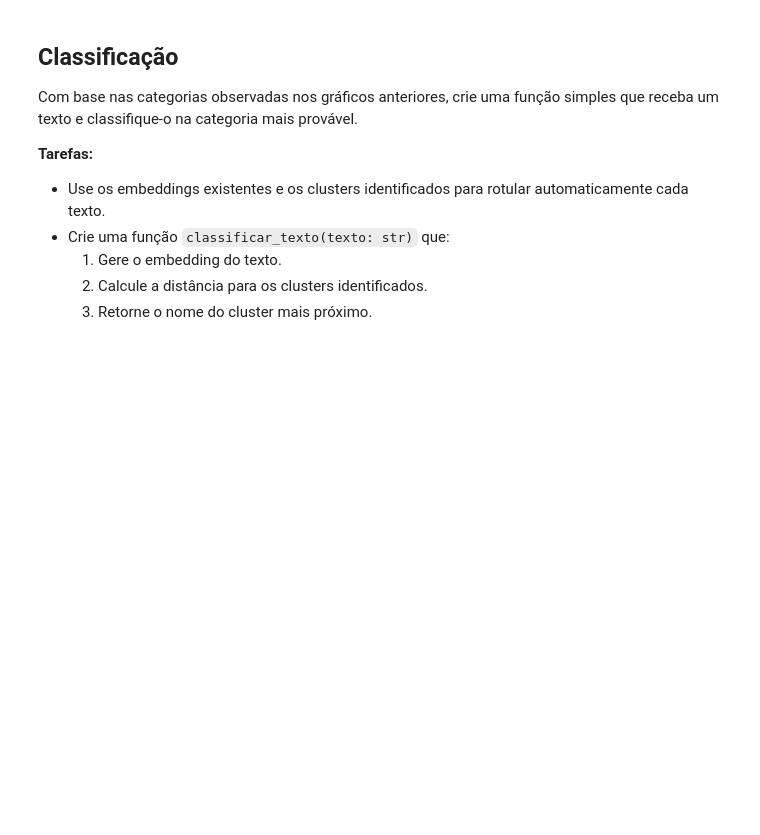
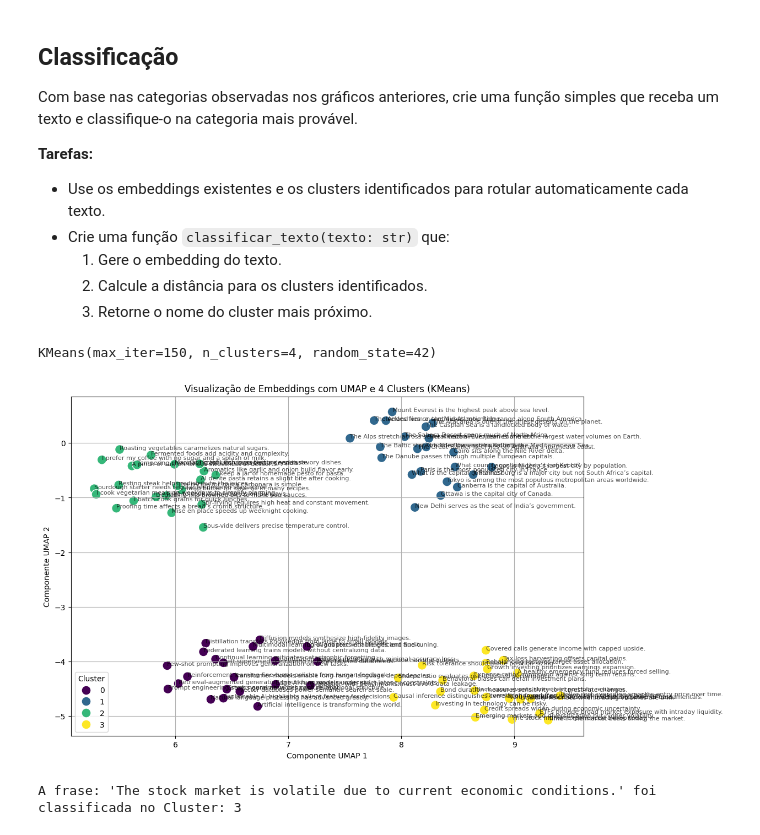
Before and after one commit to DanielBR0612/unsupervised-learning, a Jupyter notebook: 10 - Embeddings Analysis.ipynb, the cells around one changed output. Cells and saved outputs as stored; diff of their text form; code cells hidden in the pictures; blank space fills up the shorter version.

```diff
--- a/10 - Embeddings Analysis.ipynb
+++ b/10 - Embeddings Analysis.ipynb
@@ -139,3 +279,42 @@ Com base nas categorias observadas nos gráficos anteriores, crie uma função s
   1. Gere o embedding do texto.
   2. Calcule a distância para os clusters identificados.
   3. Retorne o nome do cluster mais próximo.
+# %%
+from sklearn.cluster import KMeans
+
+kmeans = KMeans(n_clusters=4, max_iter=150, random_state=42)
+kmeans.fit(embeddings_2d_umap)
+# %% [output]
+KMeans(max_iter=150, n_clusters=4, random_state=42)
+# %%
+n_clusters = 4 # Assumindo 4 clusters, como no exemplo anterior. Você pode ajustar este valor.
+kmeans = KMeans(n_clusters=n_clusters, random_state=42, n_init='auto')
+clusters = kmeans.fit_predict(embeddings_2d_umap) # Aplicando KMeans nos embeddings 2D do UMAP
+
+# Adiciona os clusters ao DataFrame UMAP para visualização
+df_umap['cluster'] = clusters
+
+# Plota os resultados com os clusters coloridos
+plt.figure(figsize=(12, 8))
+sns.scatterplot(data=df_umap, x='x', y='y', hue='cluster', palette='viridis', s=150)
+
+for i in range(df_umap.shape[0]):
+    plt.text(
+        df_umap.x[i],
+        df_umap.y[i],
+        df_umap.sentence[i],
+        ha='left',
+        size=8,
+        color='black',
+        alpha=0.7,
+        weight='normal'
+    )
+
+plt.title(f'Visualização de Embeddings com UMAP e {n_clusters} Clusters (KMeans)')
+plt.xlabel('Componente UMAP 1')
+plt.ylabel('Componente UMAP 2')
+plt.grid(True)
+plt.legend(title='Cluster')
+plt.show()
+# %% [output]
+[figure, added]
@@ -141,0 +330,7 @@ Com base nas categorias observadas nos gráficos anteriores, crie uma função s
+# %%
+texto = 'The stock market is volatile due to current economic conditions.'
+
+cluster_encontrado = classificar_texto(texto)
+print(f"A frase: '{texto}' foi classificada no Cluster: {cluster_encontrado}")
+# %% [output]
+A frase: 'The stock market is volatile due to current economic conditions.' foi classificada no Cluster: 3
```
Also changed, not shown: parts of 12 cells of this notebook.
